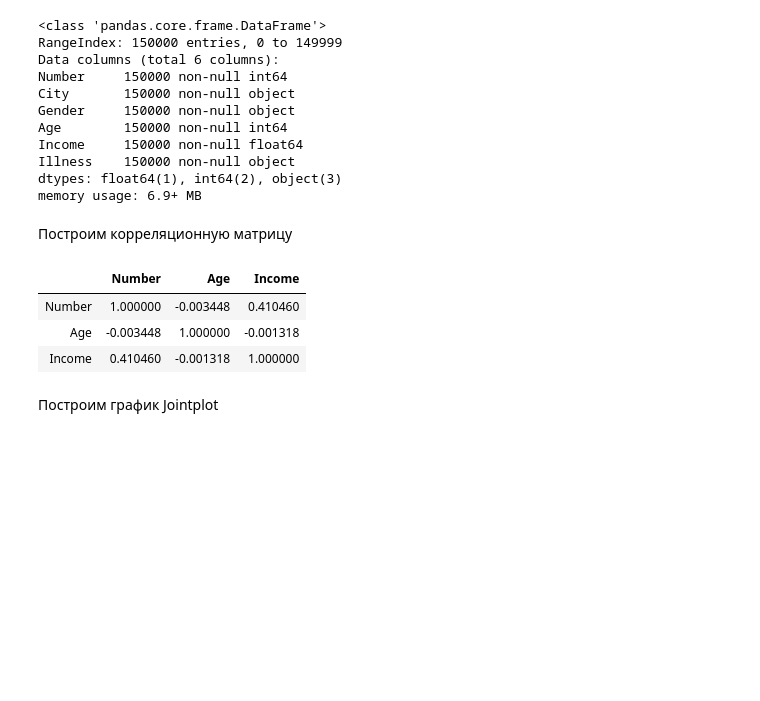
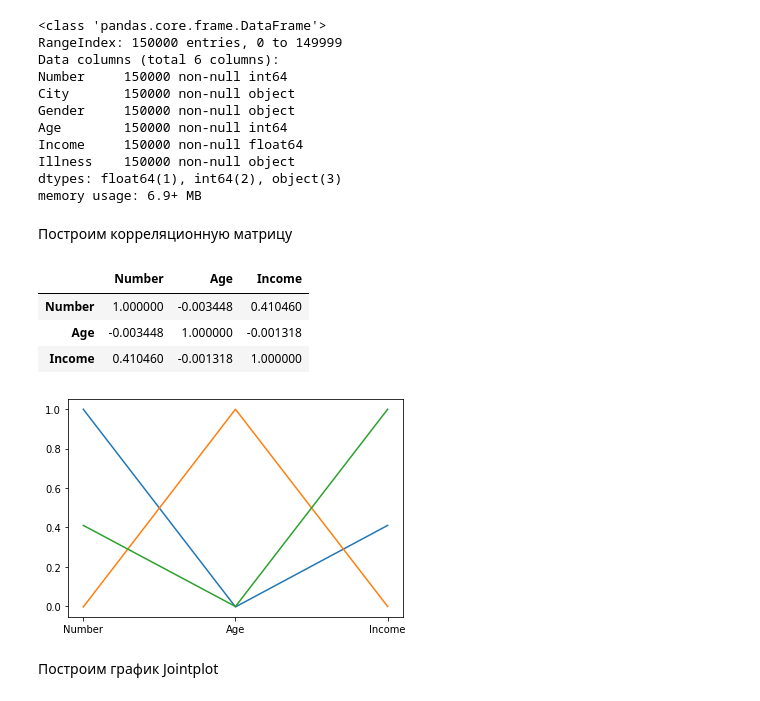
Before and after one commit to nikanurov1/ML, a Jupyter notebook: RK-1/РК-1 по ТМО.ipynb, the cells around one changed output. Drawn from its saved outputs; the diff is of its cells as text; code cells hidden in the pictures; blank space fills up the shorter version.

```diff
--- a/RK-1/РК-1 по ТМО.ipynb
+++ b/RK-1/РК-1 по ТМО.ipynb
@@ -52,13 +53,18 @@ dtypes: float64(1), int64(2), object(3)
 memory usage: 6.9+ MB
 # %% [markdown]
 Построим корреляционную матрицу
-# %%
-dt.corr()
-# %% [output]
-|  | Number | Age | Income |
-| Number | 1.000000 | -0.003448 | 0.410460 |
-| Age | -0.003448 | 1.000000 | -0.001318 |
-| Income | 0.410460 | -0.001318 | 1.000000 |
+# %%
+df=dt.corr()
+df
+# %% [output]
+|  | Number | Age | Income |
+| Number | 1.000000 | -0.003448 | 0.410460 |
+| Age | -0.003448 | 1.000000 | -0.001318 |
+| Income | 0.410460 | -0.001318 | 1.000000 |
+# %%
+plt.plot(df);
+# %% [output]
+[figure, added]
 # %% [markdown]
 Построим график Jointplot
 # %%
```
Also changed, not shown: parts of 2 cells of this notebook, 2 other files.
